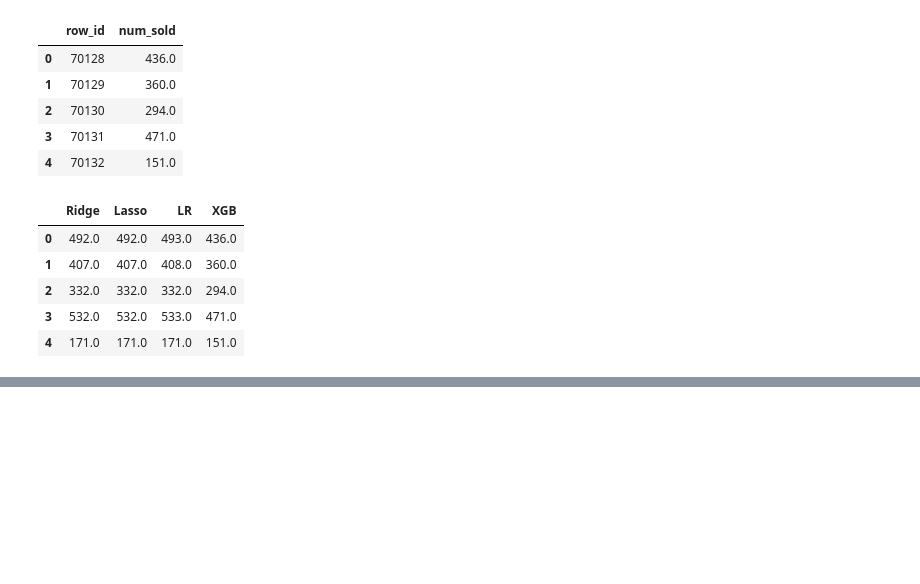
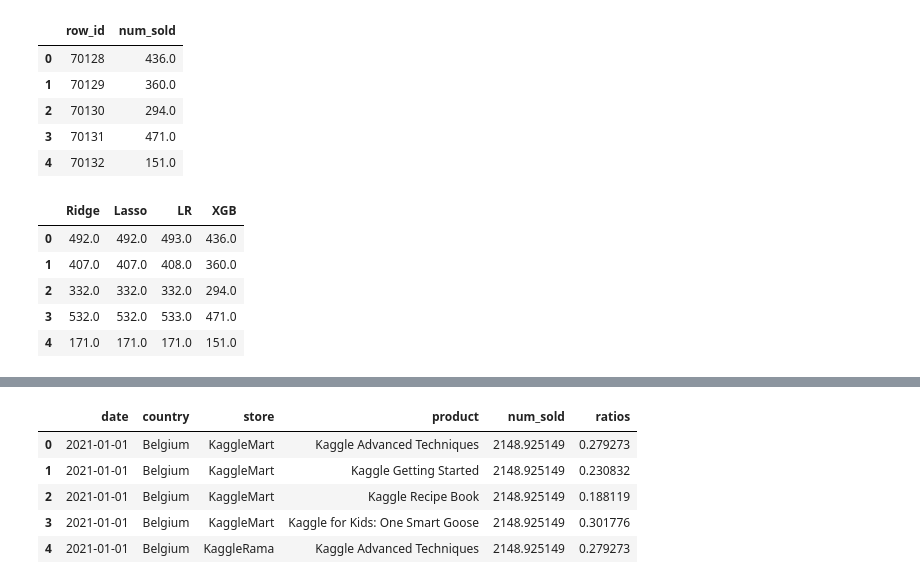
Before and after one commit to Bakhtaki/Kaggle-Competitions, a Jupyter notebook: tp-sep-2022.ipynb, the cells around one changed output, grey strips where cells are left out. Drawn from its saved outputs; the diff is of its cells as text; code cells hidden in the pictures; blank space fills up the shorter version.

```diff
--- a/tp-sep-2022.ipynb
+++ b/tp-sep-2022.ipynb
@@ -1581,0 +1748,11 @@ models.head()
+# %%
+for country in country_balanced.index:
+        sub_df.loc[(sub_df["country"] == country), "num_sold"] = sub_df.loc[(sub_df["country"] == country), "num_sold"] *  country_balanced[country]
+sub_df.head()
+# %% [output]
+|  | date | country | store | product | num_sold | ratios |
+| 0 | 2021-01-01 | Belgium | KaggleMart | Kaggle Advanced Techniques | 2148.925149 | 0.279273 |
+| 1 | 2021-01-01 | Belgium | KaggleMart | Kaggle Getting Started | 2148.925149 | 0.230832 |
+| 2 | 2021-01-01 | Belgium | KaggleMart | Kaggle Recipe Book | 2148.925149 | 0.188119 |
+| 3 | 2021-01-01 | Belgium | KaggleMart | Kaggle for Kids: One Smart Goose | 2148.925149 | 0.301776 |
+| 4 | 2021-01-01 | Belgium | KaggleRama | Kaggle Advanced Techniques | 2148.925149 | 0.279273 |
```
Also changed, not shown: parts of 28 cells of this notebook.
